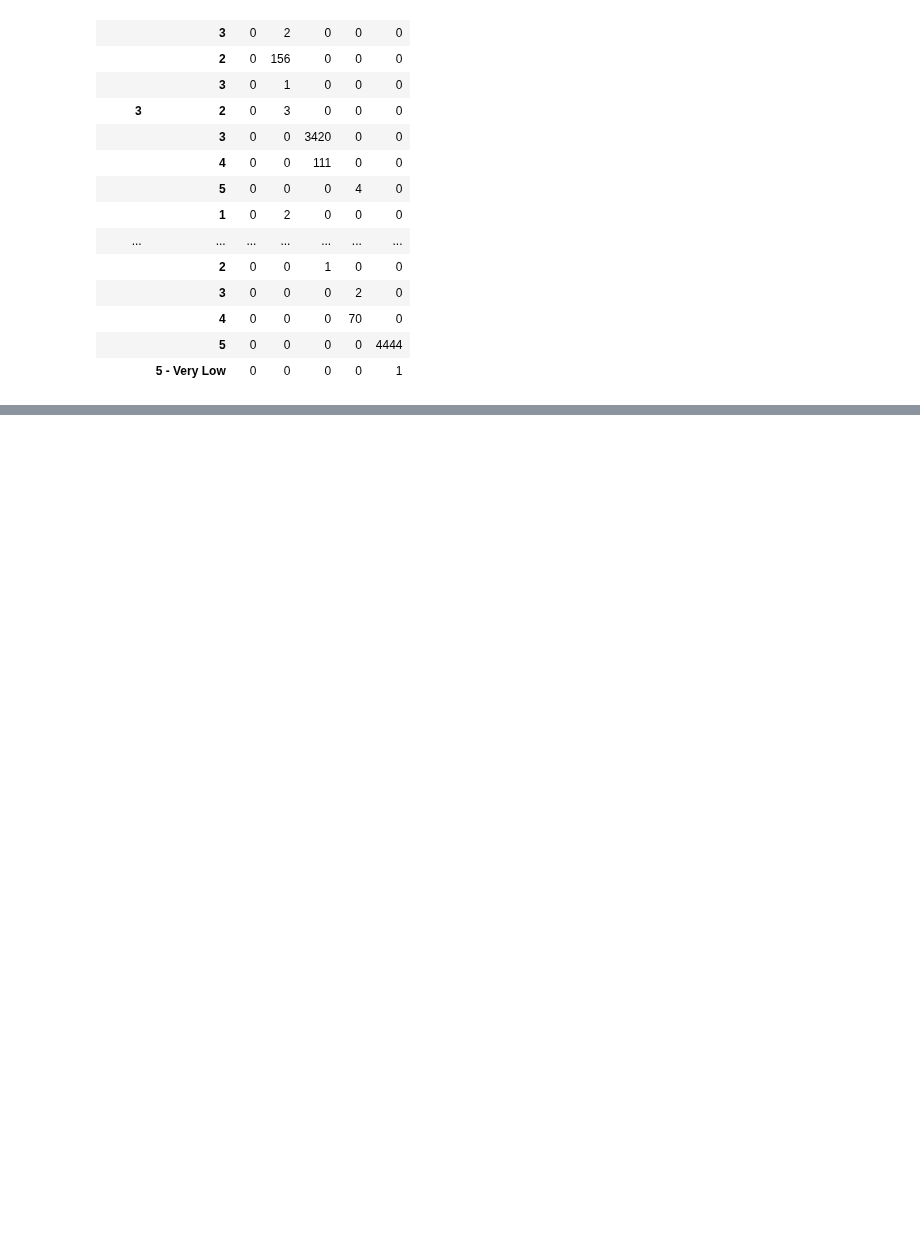
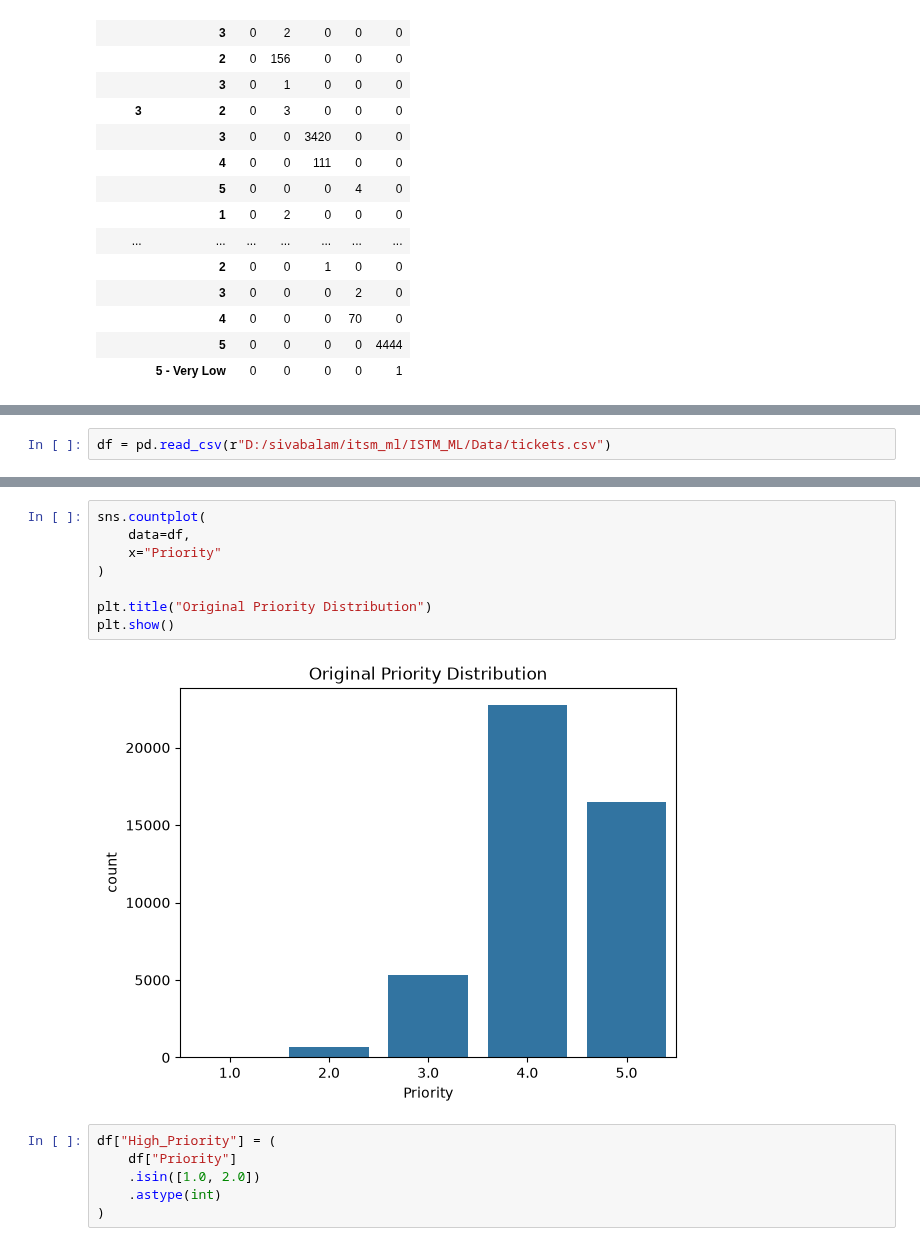
Before and after one commit to siva-dataworker/ISTM_ML, a Jupyter notebook: Data/Untitled.ipynb, the cells around one changed output, grey strips where cells are left out. Drawn from its saved outputs; the diff is of its cells as text; blank space fills up the shorter version.

```diff
--- a/Data/Untitled.ipynb
+++ b/Data/Untitled.ipynb
@@ -796,0 +989,2 @@ pd.crosstab(
+# %%
+df = pd.read_csv(r"D:/sivabalam/itsm_ml/ISTM_ML/Data/tickets.csv")
@@ -796,0 +1019,16 @@ pd.crosstab(
+# %%
+sns.countplot(
+    data=df,
+    x="Priority"
+)
+
+plt.title("Original Priority Distribution")
+plt.show()
+# %% [output]
+[figure, added]
+# %%
+df["High_Priority"] = (
+    df["Priority"]
+    .isin([1.0, 2.0])
+    .astype(int)
+)
```
Also changed, not shown: parts of 76 cells of this notebook.
